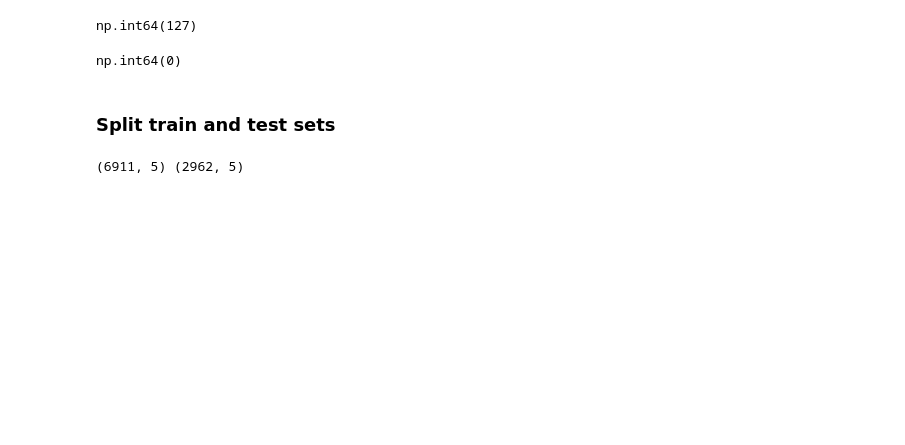
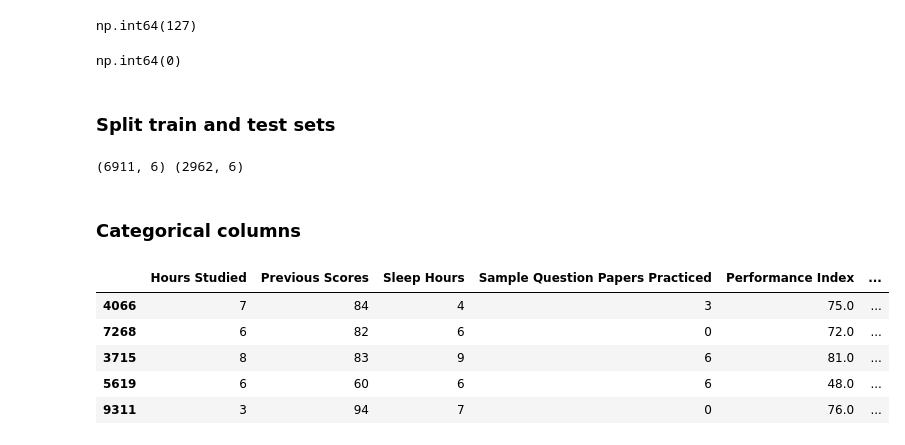
Before and after one commit to moodizone/machine_learning, a Jupyter notebook: notebooks/student-performance.ipynb, the cells around one changed output. Saved outputs shown, nothing was run; the diff lists cells and outputs as text; code cells hidden in the pictures; blank space fills up the shorter version.

```diff
--- a/notebooks/student-performance.ipynb
+++ b/notebooks/student-performance.ipynb
@@ -44,9 +38,30 @@ np.int64(0)
 ### Split train and test sets
 # %%
 target_col = "Performance Index"
-X_train, X_test, y_train, y_test = train_test_split(
-    df.drop(target_col, axis=1), df[target_col], test_size=0.3, random_state=42
-)
-print(X_train.shape, X_test.shape)
+train_data, test_data = train_test_split(df, test_size=0.3, random_state=42)
+print(train_data.shape, test_data.shape)
 # %% [output]
-(6911, 5) (2962, 5)
+(6911, 6) (2962, 6)
+# %% [markdown]
+### Categorical columns
+# %%
+categorical_cols = train_data.select_dtypes(include=["object"]).columns.tolist()
+encoder = OneHotEncoder(sparse_output=False, handle_unknown="ignore")
+one_hot_encoded = encoder.fit_transform(train_data[categorical_cols])
+one_hot_encoded = pd.DataFrame(
+    one_hot_encoded,
+    columns=encoder.get_feature_names_out(categorical_cols),
+    index=train_data.index,
+)
+
+# drop original columns and concatenate the encoded DataFrame
+train_data.drop(categorical_cols, axis=1, inplace=True)
+train_data = pd.concat([train_data, one_hot_encoded], axis=1)
+train_data.head()
+# %% [output]
+|  | Hours Studied | Previous Scores | Sleep Hours | Sample Question Papers Practiced | Performance Index | ... |
+| 4066 | 7 | 84 | 4 | 3 | 75.0 | ... |
+| 7268 | 6 | 82 | 6 | 0 | 72.0 | ... |
+| 3715 | 8 | 83 | 9 | 6 | 81.0 | ... |
+| 5619 | 6 | 60 | 6 | 6 | 48.0 | ... |
+| 9311 | 3 | 94 | 7 | 0 | 76.0 | ... |
```
Also changed, not shown: parts of 11 cells of this notebook.
